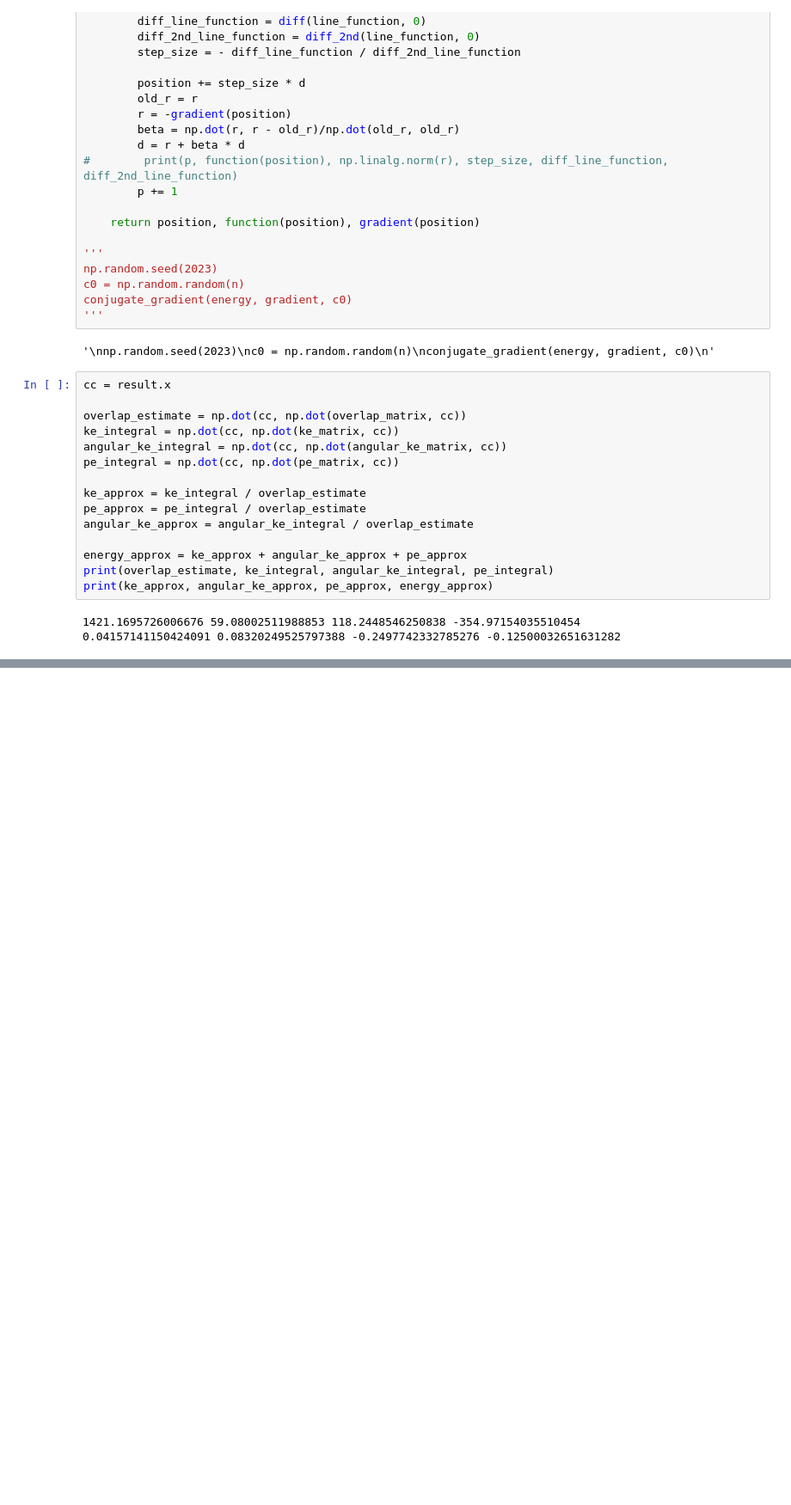
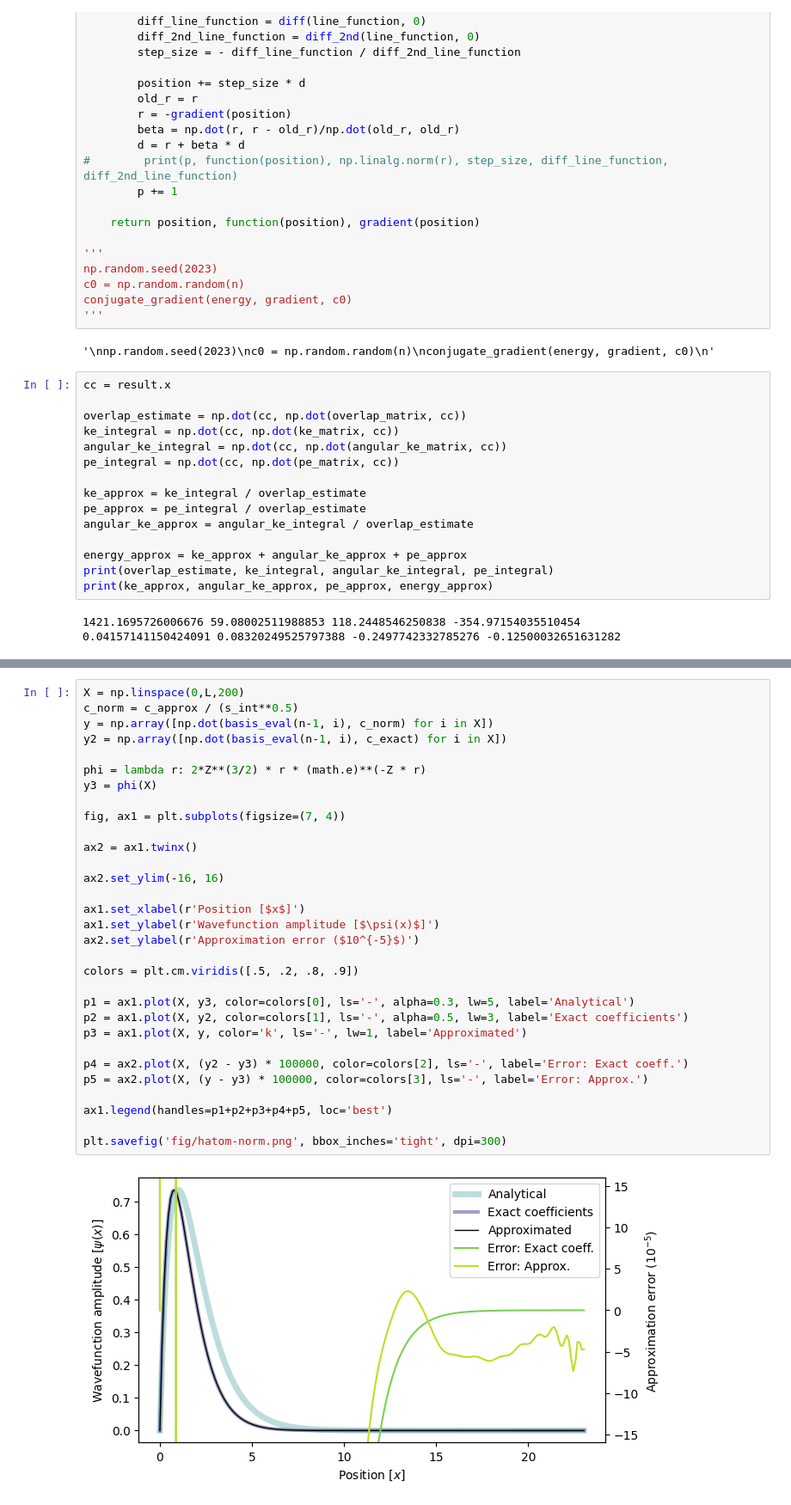
Before and after one commit to BelugaHaechi/garcia-theoretical-chemistry, a Jupyter notebook: Hatom-fix.ipynb, the cells around one changed output, grey strips where cells are left out. Shown at 86% size. Cells and saved outputs as stored; diff of their text form; blank space fills up the shorter version.

```diff
--- a/Hatom-fix.ipynb
+++ b/Hatom-fix.ipynb
@@ -514,0 +591,33 @@ plt.savefig('fig/hatom-fix.png', bbox_inches='tight', dpi=300)
+# %%
+X = np.linspace(0,L,200)
+c_norm = c_approx / (s_int**0.5)
+y = np.array([np.dot(basis_eval(n-1, i), c_norm) for i in X])
+y2 = np.array([np.dot(basis_eval(n-1, i), c_exact) for i in X])
+
+phi = lambda r: 2*Z**(3/2) * r * (math.e)**(-Z * r)
+y3 = phi(X)
+
+fig, ax1 = plt.subplots(figsize=(7, 4))
+
+ax2 = ax1.twinx()
+
+ax2.set_ylim(-16, 16)
+
+ax1.set_xlabel(r'Position [$x$]')
+ax1.set_ylabel(r'Wavefunction amplitude [$\psi(x)$]')
+ax2.set_ylabel(r'Approximation error ($10^{-5}$)')
+
+colors = plt.cm.viridis([.5, .2, .8, .9])
+
+p1 = ax1.plot(X, y3, color=colors[0], ls='-', alpha=0.3, lw=5, label='Analytical')
+p2 = ax1.plot(X, y2, color=colors[1], ls='-', alpha=0.5, lw=3, label='Exact coefficients')
+p3 = ax1.plot(X, y, color='k', ls='-', lw=1, label='Approximated')
+
+p4 = ax2.plot(X, (y2 - y3) * 100000, color=colors[2], ls='-', label='Error: Exact coeff.')
+p5 = ax2.plot(X, (y - y3) * 100000, color=colors[3], ls='-', label='Error: Approx.')
+
+ax1.legend(handles=p1+p2+p3+p4+p5, loc='best')
+
+plt.savefig('fig/hatom-norm.png', bbox_inches='tight', dpi=300)
+# %% [output]
+[figure, added]
```
Also changed, not shown: parts of 7 cells of this notebook, 2 other files.
